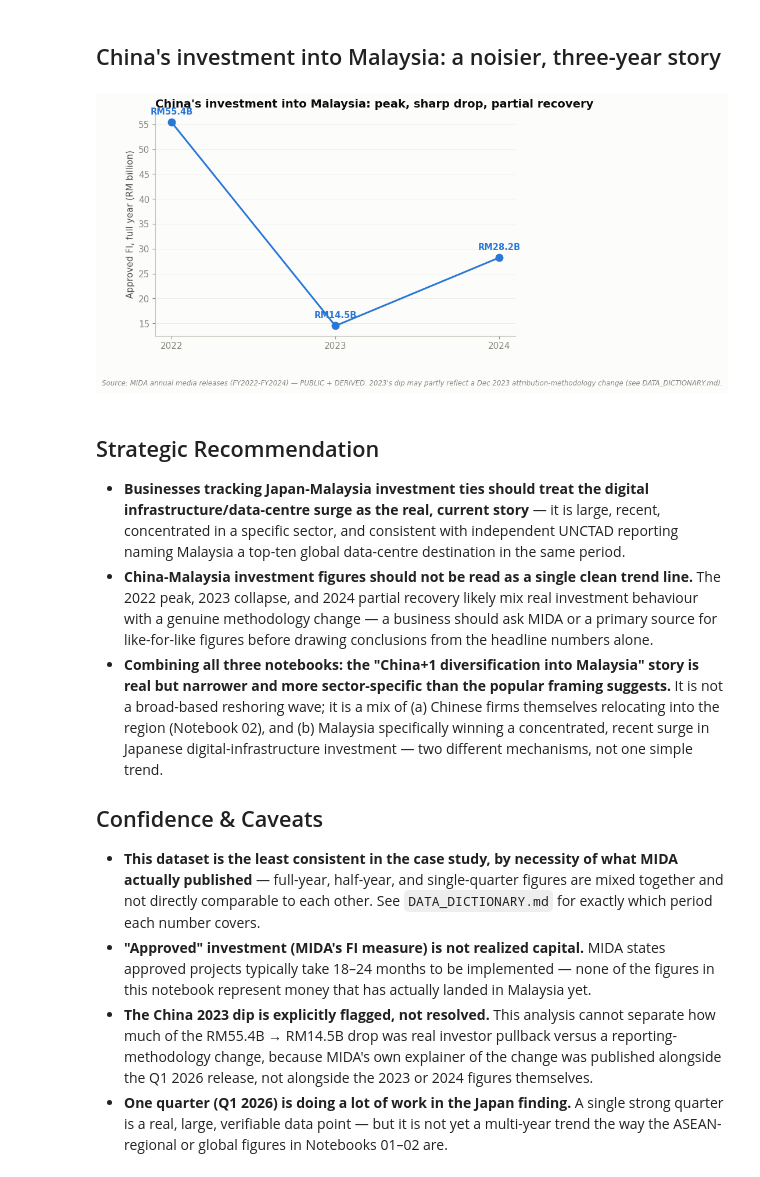
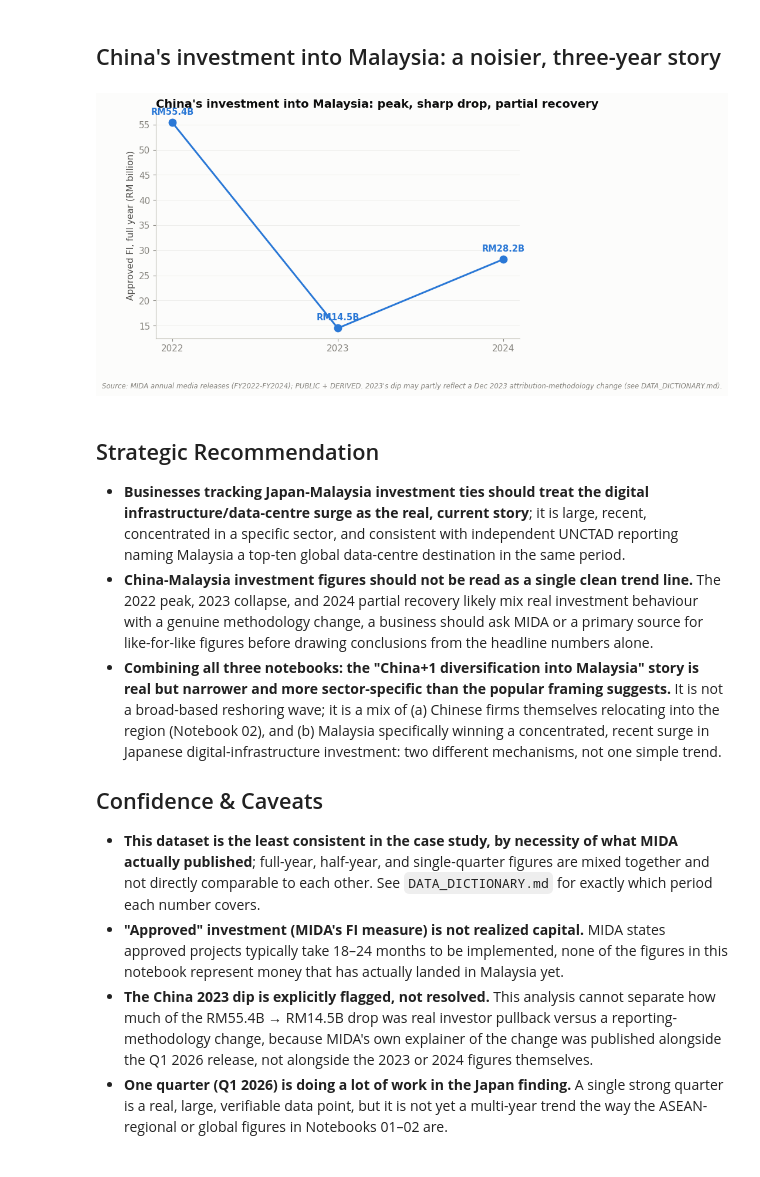
Before and after one commit to ooi-darren/is-capital-leaving-china, a Jupyter notebook: notebooks/03-malaysia-local-capture.ipynb, the cells around one changed output. Drawn from its saved outputs; the diff is of its cells as text; code cells hidden in the pictures.

```diff
--- a/notebooks/03-malaysia-local-capture.ipynb
+++ b/notebooks/03-malaysia-local-capture.ipynb
@@ -97,36 +97,36 @@ plt.show()
 # %%
 china = malaysia_fdi[malaysia_fdi['source_country'] == 'China'].set_index('period')['fdi_approved_rm_billion']
 china_fy = china.drop(2026)  # keep only the three full-year points for this chart
 
 fig, ax = plt.subplots(figsize=(8, 5))
 ax.plot(china_fy.index, china_fy.values, marker='o', markersize=9, linewidth=2.2, color=ACCENT_1)
 for yr, v in china_fy.items():
     ax.annotate(f'RM{v:.1f}B', xy=(yr, v), xytext=(0, 10), textcoords='offset points',
                 ha='center', fontsize=10.5, fontweight='semibold', color=ACCENT_1)
 
 ax.set_title("China's investment into Malaysia: peak, sharp drop, partial recovery", loc='left')
 ax.set_ylabel('Approved FI, full year (RM billion)')
 ax.set_xlabel('')
 ax.set_xticks([2022, 2023, 2024])
 
-add_source(ax.figure, "Source: MIDA annual media releases (FY2022-FY2024) — PUBLIC + DERIVED. 2023's dip may "
+add_source(ax.figure, "Source: MIDA annual media releases (FY2022-FY2024); PUBLIC + DERIVED. 2023's dip may "
                        "partly reflect a Dec 2023 attribution-methodology change (see DATA_DICTIONARY.md).")
 plt.show()
 # %% [output]
-[figure, old version]
+[figure, new version]
 # %% [markdown]
 ## Strategic Recommendation
 
-- **Businesses tracking Japan-Malaysia investment ties should treat the digital infrastructure/data-centre surge as the real, current story** — it is large, recent, concentrated in a specific sector, and consistent with independent UNCTAD reporting naming Malaysia a top-ten global data-centre destination in the same period.
-- **China-Malaysia investment figures should not be read as a single clean trend line.** The 2022 peak, 2023 collapse, and 2024 partial recovery likely mix real investment behaviour with a genuine methodology change — a business should ask MIDA or a primary source for like-for-like figures before drawing conclusions from the headline numbers alone.
-- **Combining all three notebooks: the "China+1 diversification into Malaysia" story is real but narrower and more sector-specific than the popular framing suggests.** It is not a broad-based reshoring wave; it is a mix of (a) Chinese firms themselves relocating into the region (Notebook 02), and (b) Malaysia specifically winning a concentrated, recent surge in Japanese digital-infrastructure investment — two different mechanisms, not one simple trend.
+- **Businesses tracking Japan-Malaysia investment ties should treat the digital infrastructure/data-centre surge as the real, current story**; it is large, recent, concentrated in a specific sector, and consistent with independent UNCTAD reporting naming Malaysia a top-ten global data-centre destination in the same period.
+- **China-Malaysia investment figures should not be read as a single clean trend line.** The 2022 peak, 2023 collapse, and 2024 partial recovery likely mix real investment behaviour with a genuine methodology change, a business should ask MIDA or a primary source for like-for-like figures before drawing conclusions from the headline numbers alone.
+- **Combining all three notebooks: the "China+1 diversification into Malaysia" story is real but narrower and more sector-specific than the popular framing suggests.** It is not a broad-based reshoring wave; it is a mix of (a) Chinese firms themselves relocating into the region (Notebook 02), and (b) Malaysia specifically winning a concentrated, recent surge in Japanese digital-infrastructure investment: two different mechanisms, not one simple trend.
 
 ## Confidence & Caveats
 
-- **This dataset is the least consistent in the case study, by necessity of what MIDA actually published** — full-year, half-year, and single-quarter figures are mixed together and not directly comparable to each other. See `DATA_DICTIONARY.md` for exactly which period each number covers.
-- **"Approved" investment (MIDA's FI measure) is not realized capital.** MIDA states approved projects typically take 18–24 months to be implemented — none of the figures in this notebook represent money that has actually landed in Malaysia yet.
+- **This dataset is the least consistent in the case study, by necessity of what MIDA actually published**; full-year, half-year, and single-quarter figures are mixed together and not directly comparable to each other. See `DATA_DICTIONARY.md` for exactly which period each number covers.
+- **"Approved" investment (MIDA's FI measure) is not realized capital.** MIDA states approved projects typically take 18–24 months to be implemented, none of the figures in this notebook represent money that has actually landed in Malaysia yet.
 - **The China 2023 dip is explicitly flagged, not resolved.** This analysis cannot separate how much of the RM55.4B → RM14.5B drop was real investor pullback versus a reporting-methodology change, because MIDA's own explainer of the change was published alongside the Q1 2026 release, not alongside the 2023 or 2024 figures themselves.
-- **One quarter (Q1 2026) is doing a lot of work in the Japan finding.** A single strong quarter is a real, large, verifiable data point — but it is not yet a multi-year trend the way the ASEAN-regional or global figures in Notebooks 01–02 are.
+- **One quarter (Q1 2026) is doing a lot of work in the Japan finding.** A single strong quarter is a real, large, verifiable data point, but it is not yet a multi-year trend the way the ASEAN-regional or global figures in Notebooks 01–02 are.
 # %% [markdown]
 ## Why Is This Happening? (Context)
 
```
Also changed, not shown: parts of 5 cells of this notebook, 5 other files.
